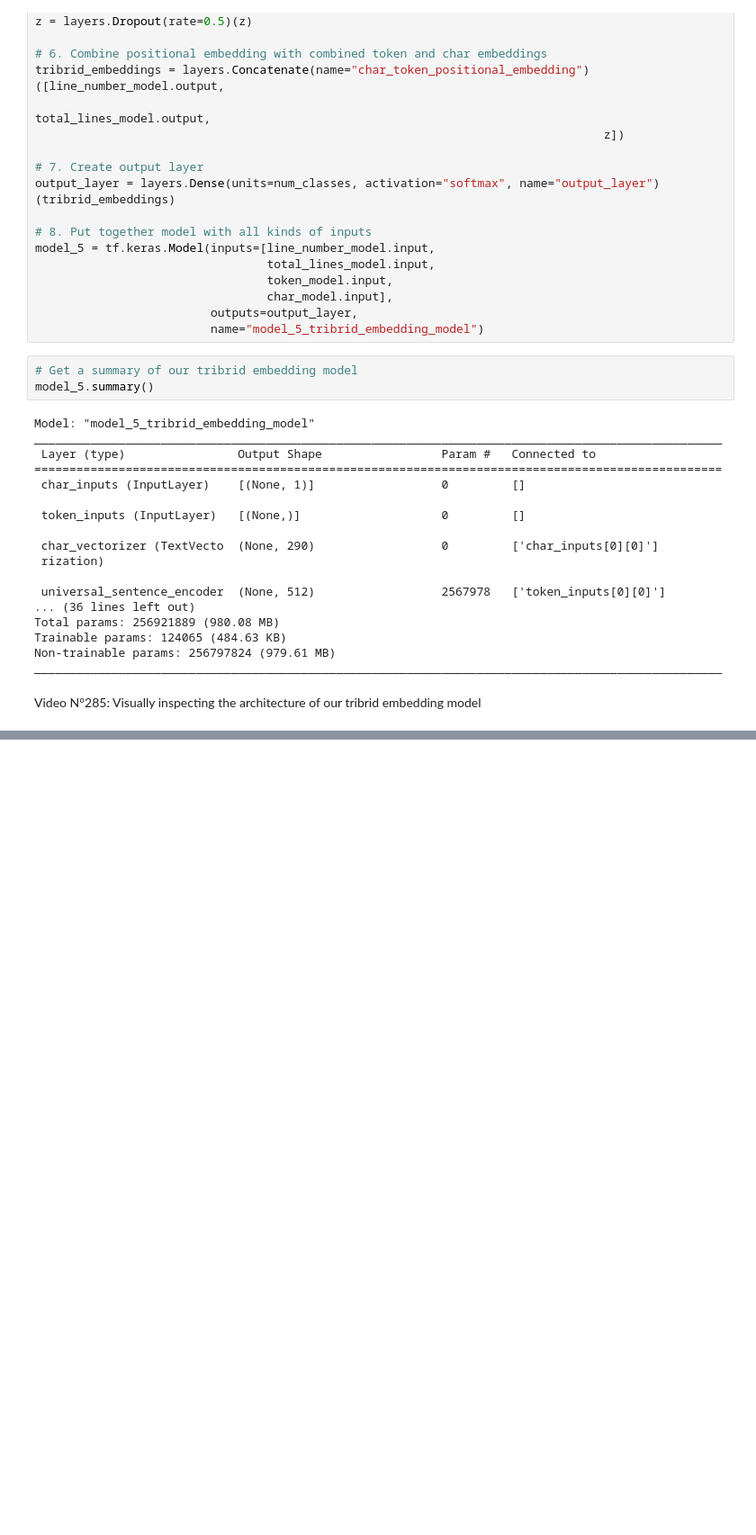
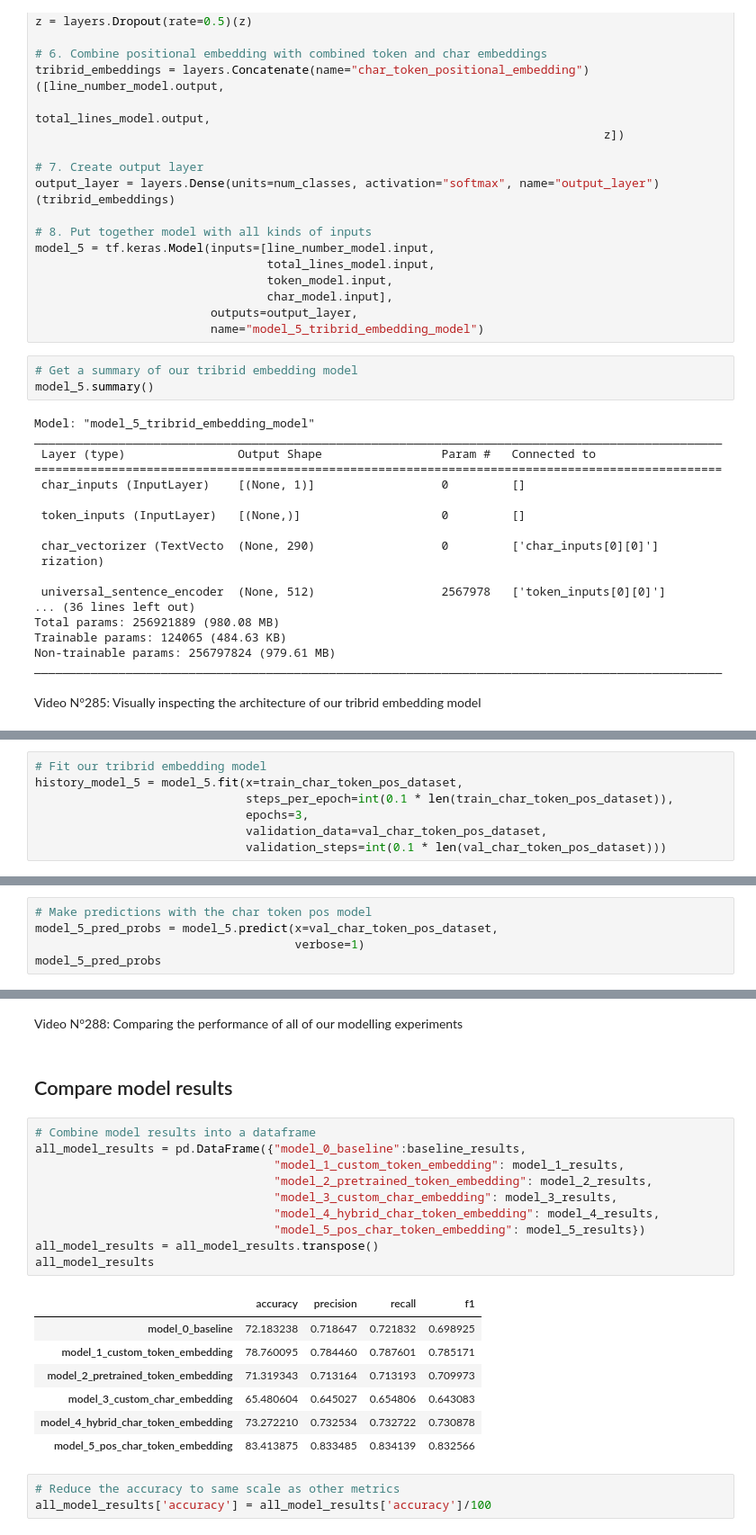
Before and after one commit to ValentinLibouton/TensorFlow_Developer_Certificate_Bootcamp, a Jupyter notebook: 09_SkimLit_nlp_milestone_project_2/09.1_SkimLit_nlp_milestone_project_2_video.ipynb, the cells around one changed output, grey strips where cells are left out. Shown: that part at 90% size. Drawn from its saved outputs; the diff is of its cells as text; blank space fills up the shorter version.

```diff
--- a/09_SkimLit_nlp_milestone_project_2/09.1_SkimLit_nlp_milestone_project_2_video.ipynb
+++ b/09_SkimLit_nlp_milestone_project_2/09.1_SkimLit_nlp_milestone_project_2_video.ipynb
@@ -1487,0 +1506,7 @@ plot_model(model_5, show_shapes=True)
+# %%
+# Fit our tribrid embedding model
+history_model_5 = model_5.fit(x=train_char_token_pos_dataset,
+                              steps_per_epoch=int(0.1 * len(train_char_token_pos_dataset)),
+                              epochs=3,
+                              validation_data=val_char_token_pos_dataset,
+                              validation_steps=int(0.1 * len(val_char_token_pos_dataset)))
@@ -1487,0 +1520,5 @@ plot_model(model_5, show_shapes=True)
+# %%
+# Make predictions with the char token pos model
+model_5_pred_probs = model_5.predict(x=val_char_token_pos_dataset,
+                                     verbose=1)
+model_5_pred_probs
@@ -1487,0 +1551,25 @@ plot_model(model_5, show_shapes=True)
+# %% [markdown]
+Video N°288: Comparing the performance of all of our modelling experiments
+# %% [markdown]
+## Compare model results
+# %%
+# Combine model results into a dataframe
+all_model_results = pd.DataFrame({"model_0_baseline":baseline_results,
+                                  "model_1_custom_token_embedding": model_1_results,
+                                  "model_2_pretrained_token_embedding": model_2_results,
+                                  "model_3_custom_char_embedding": model_3_results,
+                                  "model_4_hybrid_char_token_embedding": model_4_results,
+                                  "model_5_pos_char_token_embedding": model_5_results})
+all_model_results = all_model_results.transpose()
+all_model_results
+# %% [output]
+|  | accuracy | precision | recall | f1 |
+| model_0_baseline | 72.183238 | 0.718647 | 0.721832 | 0.698925 |
+| model_1_custom_token_embedding | 78.760095 | 0.784460 | 0.787601 | 0.785171 |
+| model_2_pretrained_token_embedding | 71.319343 | 0.713164 | 0.713193 | 0.709973 |
+| model_3_custom_char_embedding | 65.480604 | 0.645027 | 0.654806 | 0.643083 |
+| model_4_hybrid_char_token_embedding | 73.272210 | 0.732534 | 0.732722 | 0.730878 |
+| model_5_pos_char_token_embedding | 83.413875 | 0.833485 | 0.834139 | 0.832566 |
+# %%
+# Reduce the accuracy to same scale as other metrics
+all_model_results['accuracy'] = all_model_results['accuracy']/100
```
Also changed, not shown: parts of 56 cells of this notebook, 1 other file.
